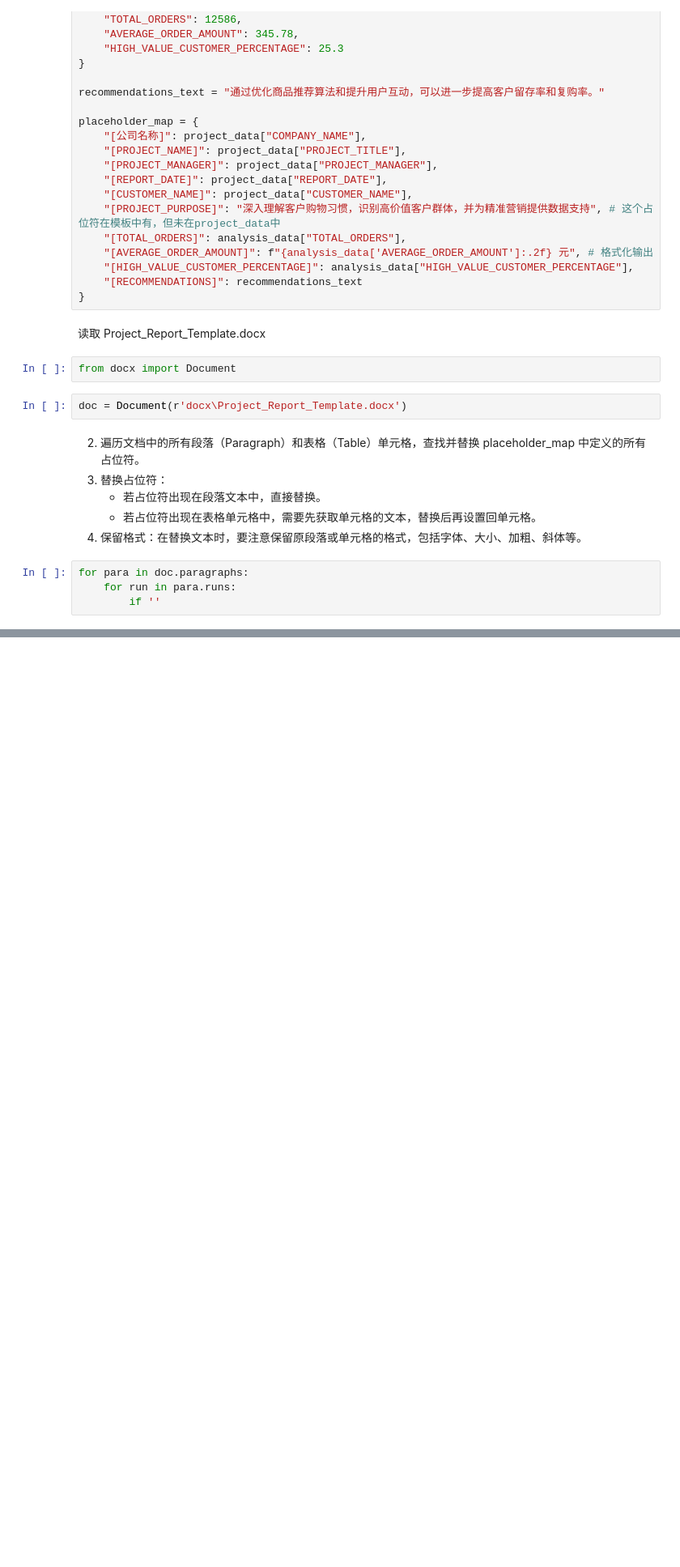
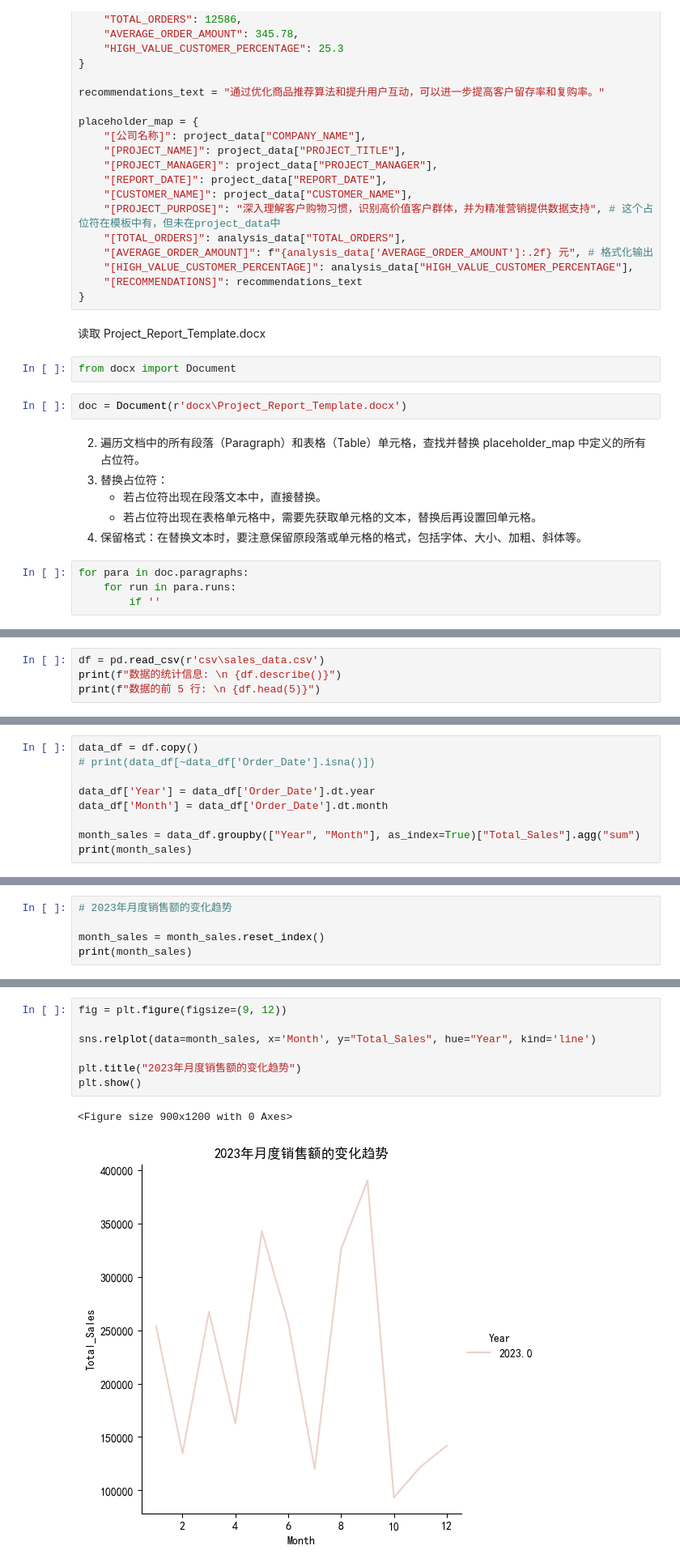
Before and after one commit to yt-x/ds_learn, a Jupyter notebook: practice/practice.ipynb, the cells around one changed output, grey strips where cells are left out. Shown at 81% size. Drawn from its saved outputs; the diff is of its cells as text; blank space fills up the shorter version.

```diff
--- a/practice/practice.ipynb
+++ b/practice/practice.ipynb
@@ -358,0 +520,4 @@ for para in doc.paragraphs:
+# %%
+df = pd.read_csv(r'csv\sales_data.csv')
+print(f"数据的统计信息: \n {df.describe()}")
+print(f"数据的前 5 行: \n {df.head(5)}")
@@ -358,0 +639,9 @@ for para in doc.paragraphs:
+# %%
+data_df = df.copy()
+# print(data_df[~data_df['Order_Date'].isna()])
+
+data_df['Year'] = data_df['Order_Date'].dt.year
+data_df['Month'] = data_df['Order_Date'].dt.month
+
+month_sales = data_df.groupby(["Year", "Month"], as_index=True)["Total_Sales"].agg("sum")
+print(month_sales)
@@ -358,0 +689,5 @@ for para in doc.paragraphs:
+# %%
+# 2023年月度销售额的变化趋势
+
+month_sales = month_sales.reset_index()
+print(month_sales)
@@ -358,0 +708,10 @@ for para in doc.paragraphs:
+# %%
+fig = plt.figure(figsize=(9, 12))
+
+sns.relplot(data=month_sales, x='Month', y="Total_Sales", hue="Year", kind='line')
+
+plt.title("2023年月度销售额的变化趋势")
+plt.show()
+# %% [output]
+<Figure size 900x1200 with 0 Axes>
+[figure, added]
```
Also changed, not shown: parts of 20 cells of this notebook, 1 other file.
